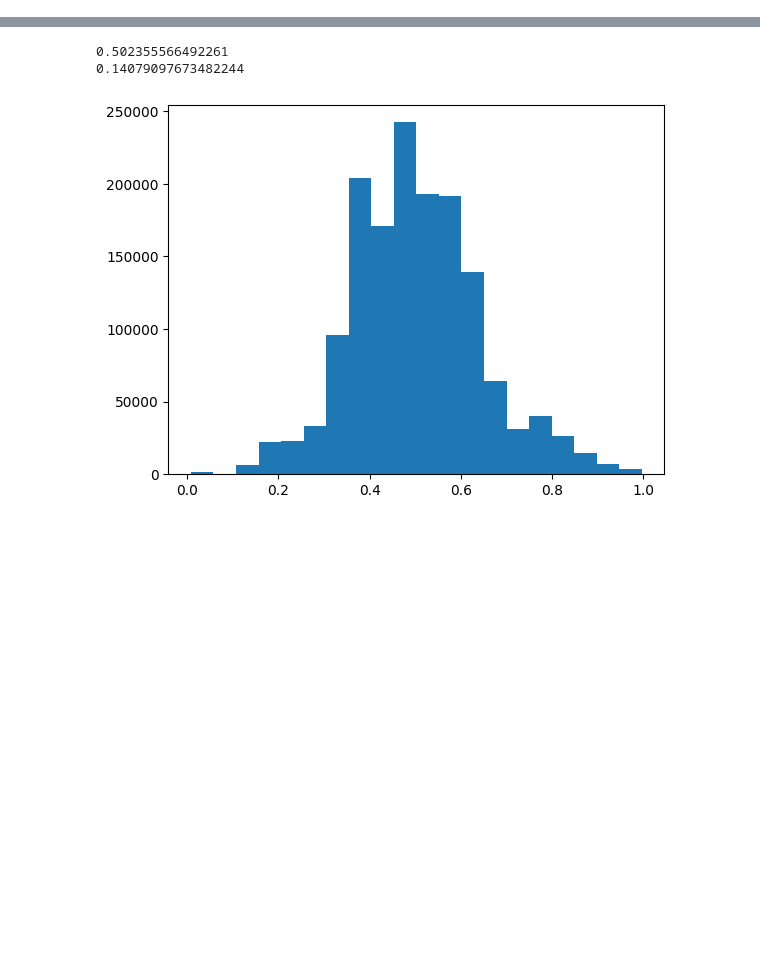
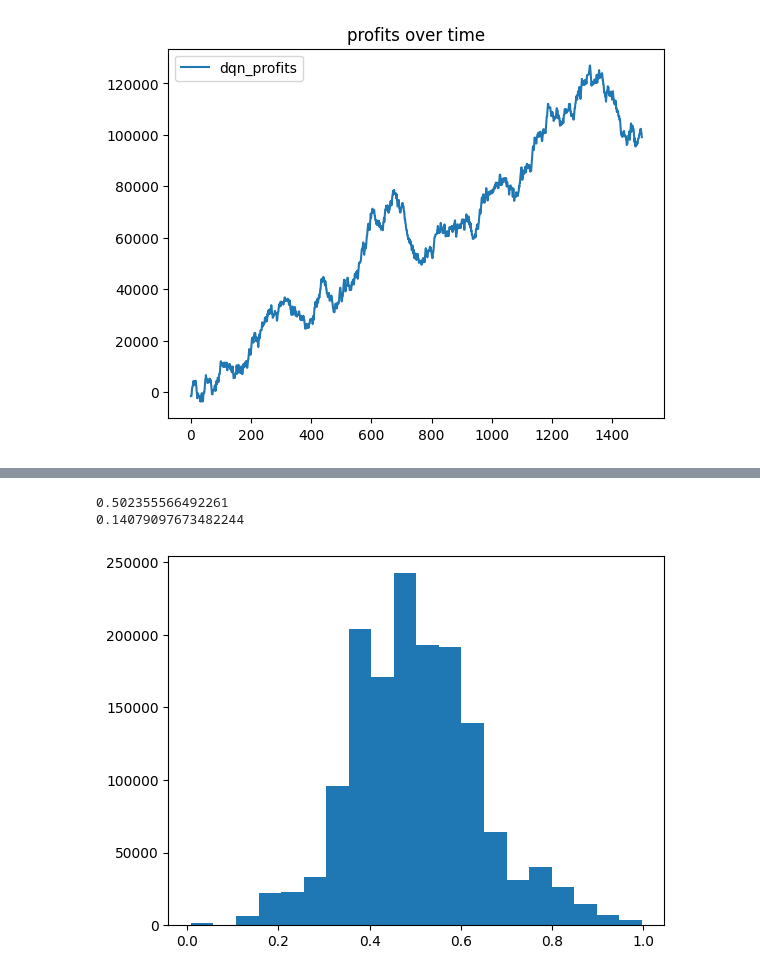
Before and after one commit to aidanholc/ReinforcementLearningFinalProject, a Jupyter notebook: environment.ipynb, the cells around one changed output, grey strips where cells are left out. Saved outputs shown, nothing was run; the diff lists cells and outputs as text; code cells hidden in the pictures; blank space fills up the shorter version.

```diff
--- a/environment.ipynb
+++ b/environment.ipynb
@@ -801,0 +608,7 @@ poker.profits
+# %%
+plt.plot(agent_1_profits, label='dqn_profits')
+plt.title('profits over time')
+plt.legend()
+plt.show()
+# %% [output]
+[figure, added]
```
Also changed, not shown: parts of 19 cells of this notebook, 1 other file.
